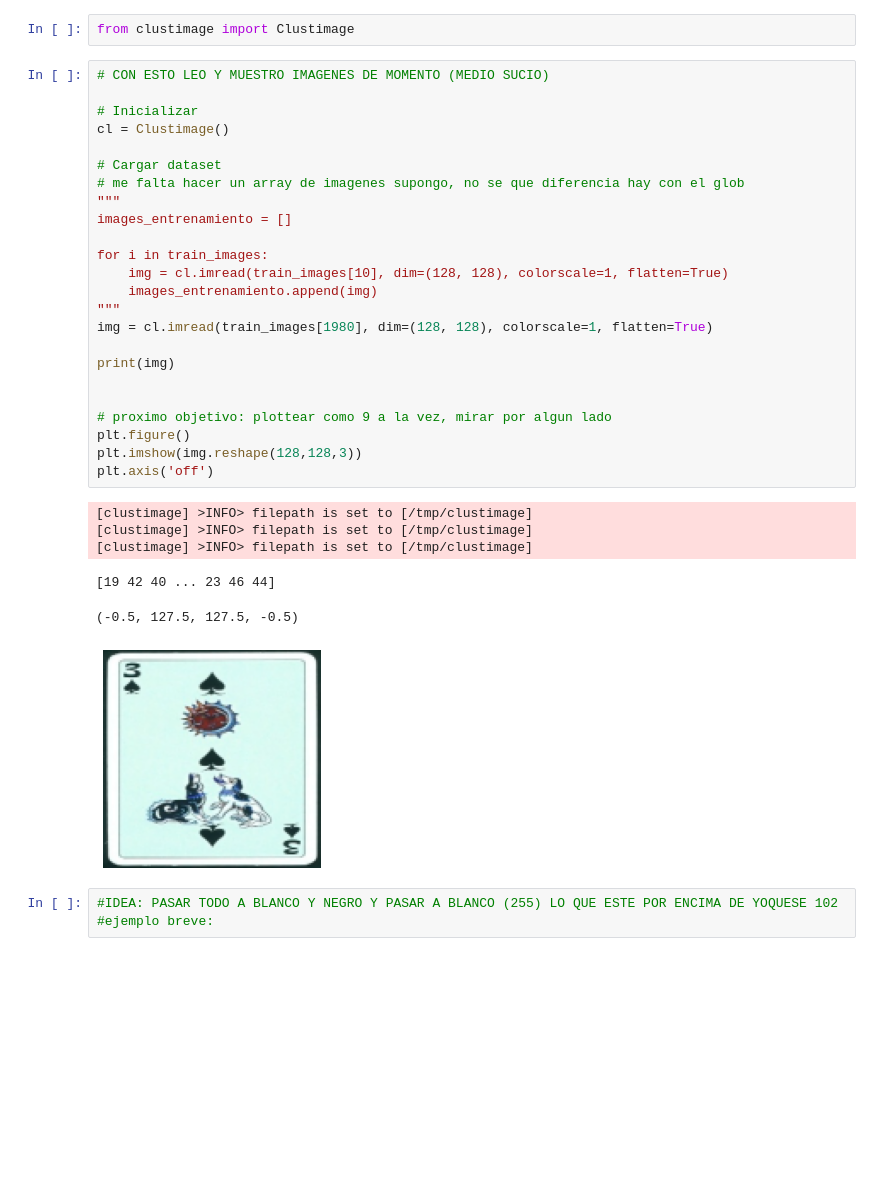
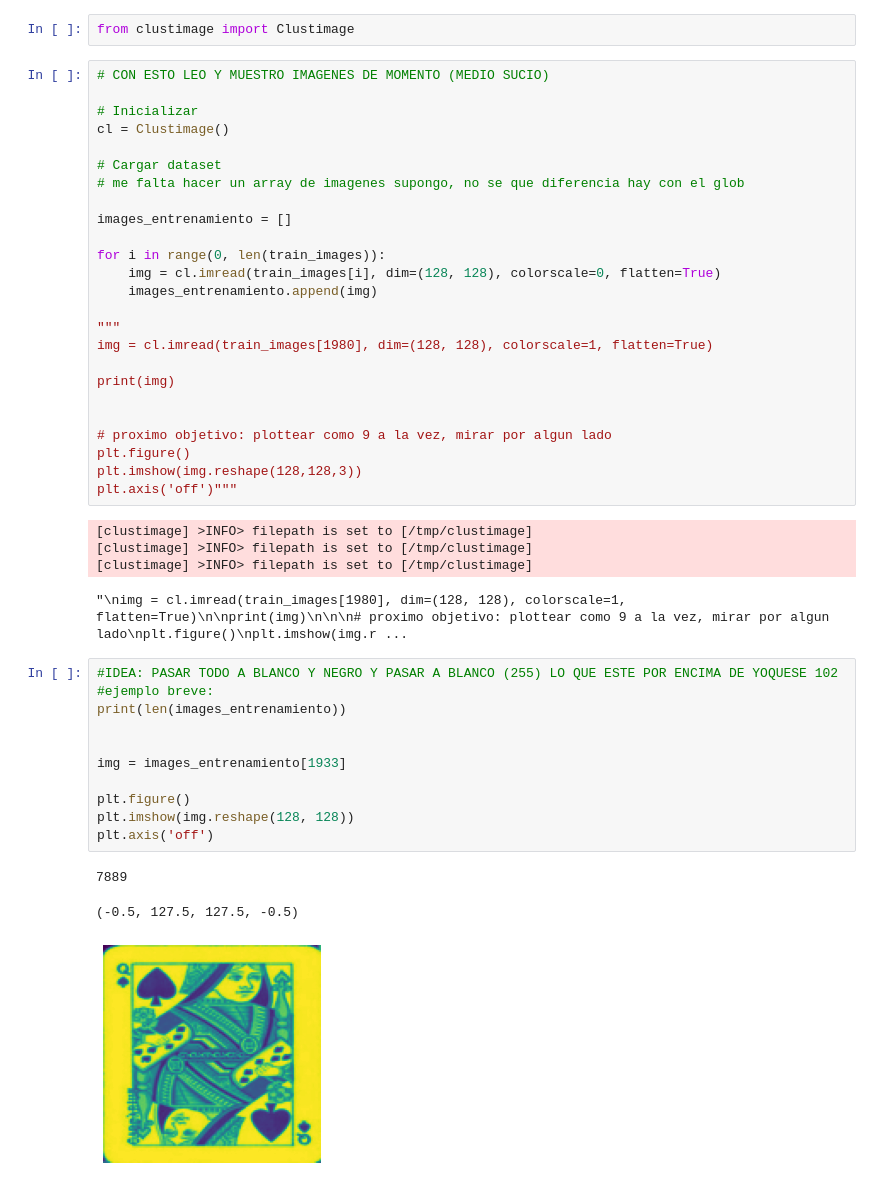
Before and after one commit to cynthiatcelorio/ML_Clustering, a Jupyter notebook: dani.ipynb, the cells around one changed output. Saved outputs shown, nothing was run; the diff lists cells and outputs as text; blank space fills up the shorter version.

```diff
--- a/dani.ipynb
+++ b/dani.ipynb
@@ -37,12 +56,13 @@ cl = Clustimage()
 
 # Cargar dataset
 # me falta hacer un array de imagenes supongo, no se que diferencia hay con el glob
-"""
+
 images_entrenamiento = []
 
-for i in train_images:
-    img = cl.imread(train_images[10], dim=(128, 128), colorscale=1, flatten=True)
+for i in range(0, len(train_images)):
+    img = cl.imread(train_images[i], dim=(128, 128), colorscale=0, flatten=True)
     images_entrenamiento.append(img)
+
 """
 img = cl.imread(train_images[1980], dim=(128, 128), colorscale=1, flatten=True)
 
@@ -52,15 +72,25 @@ print(img)
 # proximo objetivo: plottear como 9 a la vez, mirar por algun lado
 plt.figure()
 plt.imshow(img.reshape(128,128,3))
-plt.axis('off')
+plt.axis('off')"""
 # %% [output]
 [clustimage] >INFO> filepath is set to [/tmp/clustimage]
 [clustimage] >INFO> filepath is set to [/tmp/clustimage]
 [clustimage] >INFO> filepath is set to [/tmp/clustimage]
-[19 42 40 ... 23 46 44]
+"\nimg = cl.imread(train_images[1980], dim=(128, 128), colorscale=1, flatten=True)\n\nprint(img)\n\n\n# proximo objetivo: plottear como 9 a la vez, mirar por algun lado\nplt.figure()\nplt.imshow(img.r ...
-(-0.5, 127.5, 127.5, -0.5)
-[figure, removed]
 # %%
 #IDEA: PASAR TODO A BLANCO Y NEGRO Y PASAR A BLANCO (255) LO QUE ESTE POR ENCIMA DE YOQUESE 102
 #ejemplo breve:
+print(len(images_entrenamiento))
+
+
+img = images_entrenamiento[1933]
+
+plt.figure()
+plt.imshow(img.reshape(128, 128))
+plt.axis('off')
+# %% [output]
+7889
+(-0.5, 127.5, 127.5, -0.5)
+[figure, added]
 # %%
```
Also changed, not shown: parts of 3 cells of this notebook.
